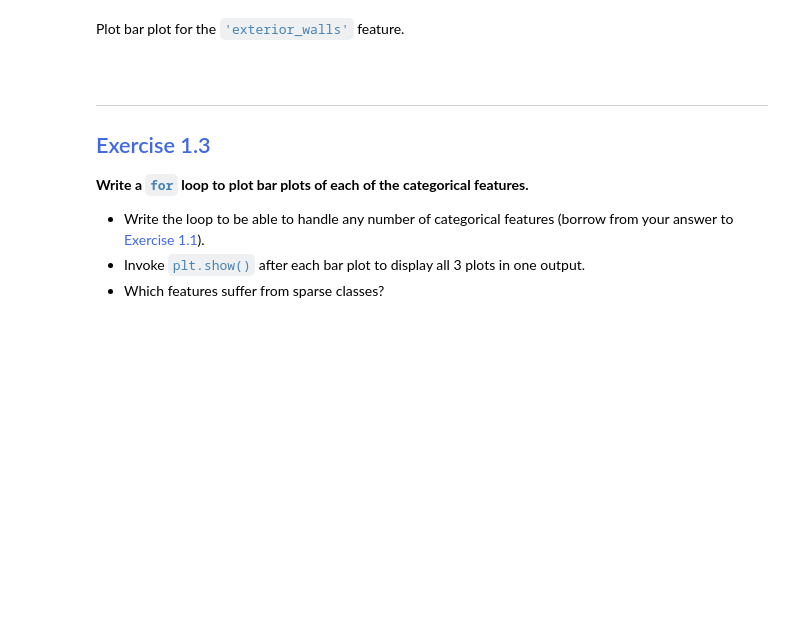
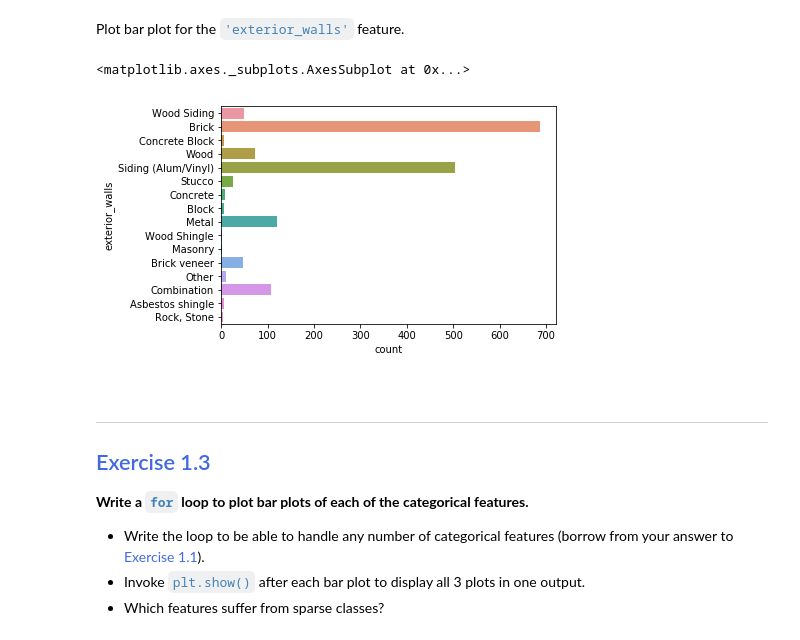
Before and after one commit to baskoroi/elite-ml, a Jupyter notebook: workbooks/project-2/Module 1 - Exploratory Analysis.ipynb, the cells around one changed output. Saved outputs shown, nothing was run; the diff lists cells and outputs as text; code cells hidden in the pictures; blank space fills up the shorter version.

```diff
--- a/workbooks/project-2/Module 1 - Exploratory Analysis.ipynb
+++ b/workbooks/project-2/Module 1 - Exploratory Analysis.ipynb
@@ -171,6 +276,10 @@ Display summary statistics for categorical features.
 Plot bar plot for the <code style="color:steelblue">'exterior_walls'</code> feature.
 # %%
 # Bar plot for 'exterior_walls'
+sns.countplot(y='exterior_walls', data=df)
+# %% [output]
+<matplotlib.axes._subplots.AxesSubplot at 0x...>
+[figure, added]
 # %% [markdown]
 <br><hr style="border-color:royalblue;background-color:royalblue;height:1px;">
 ## <span style="color:RoyalBlue">Exercise 1.3</span>
```
Also changed, not shown: parts of 21 cells of this notebook, 1 other file.
